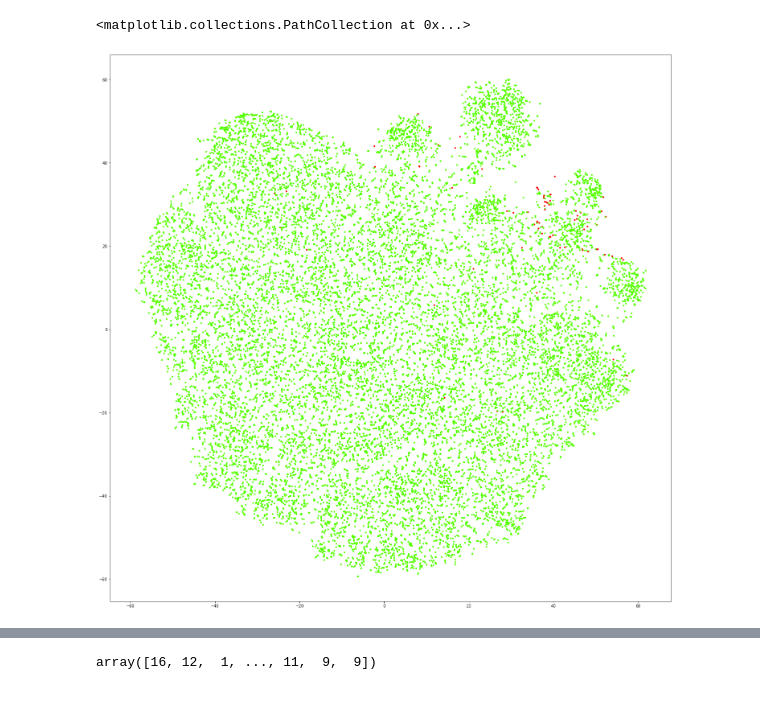
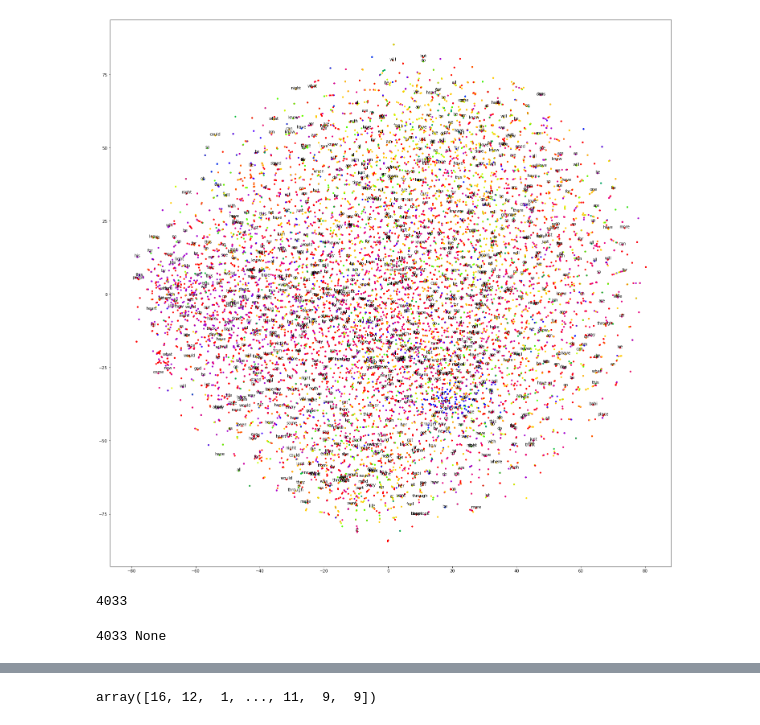
Before and after one commit to lillijo/nlp-musrec-lyrics, a Jupyter notebook: Doc2Vec.ipynb, the cells around one changed output, grey strips where cells are left out. Saved outputs shown, nothing was run; the diff lists cells and outputs as text; code cells hidden in the pictures.

```diff
--- a/Doc2Vec.ipynb
+++ b/Doc2Vec.ipynb
@@ -42,7 +69,7 @@ model.train(train_documents, total_examples=model.corpus_count, epochs=20)
 # %%
 inferred_vectors = []
 
-for doc_id in range(len(test_documents)):
-    inferred_vector = model.infer_vector(test_documents[doc_id].words)
+for doc_id in range(len(test_documents)): #len(test_documents)
+    inferred_vector = model_dbow.infer_vector(test_documents[doc_id].words)
     inferred_vectors.append([inferred_vector, test_documents[doc_id].tags])
 # %%
@@ -60,15 +87,39 @@ colors = [unique_colors.index(i) for i in genres]
 # %%
 X = np.array([i[0] for i in inferred_vectors])
-X_embedded = TSNE(n_components=2, perplexity=50).fit_transform(X)
+X_embedded = TSNE(n_components=2, perplexity=10).fit_transform(X)
 X_embedded.shape
 
-with open("t_sne_vectors","wb") as tsne_json:
+with open("t_sne_vectors_dbow","wb") as tsne_json:
     pickle.dump(X_embedded,tsne_json)
 tsne_json.close()
-# %%
-plt.figure(figsize=(25, 25))
-
-plt.scatter([i[0] for i in X_embedded],[i[1] for i in X_embedded],c=clustering.labels_,cmap='prism', s=10)
-# %% [output]
-<matplotlib.collections.PathCollection at 0x...>
-[figure, removed]
+# %%
+plt.figure(figsize=(25, 25))
+
+plt.scatter([i[0] for i in X_embedded],[i[1] for i in X_embedded],c=colors,cmap='prism', s=10)
+
+for x in range(1000):
+    #label = test_documents[x][0][0]
+    if len(test_documents[x][0]) > 9:
+        label = test_documents[x][0][9]
+
+
+    plt.annotate(label, # this is the text
+             (X_embedded[x][0],X_embedded[x][1]), # this is the point to label
+             textcoords="offset points", # how to position the text
+             xytext=(0,0), # distance from text to points (x,y)
+             ha='center')
+# %% [output]
+[figure, added]
+# %%
+from sklearn.feature_extraction.text import TfidfVectorizer
+corpus = [' '.join(x[0]) for x in new_train_documents]
+vectorizer = TfidfVectorizer()
+tfidf_x = vectorizer.fit_transform(corpus)
+all_words = vectorizer.get_feature_names()
+# %% [output]
+4033
+# %%
+stops = vectorizer.get_stop_words()
+print(len(all_words), stops)
+# %% [output]
+4033 None
```
Also changed, not shown: parts of 25 cells of this notebook, 4 other files.
